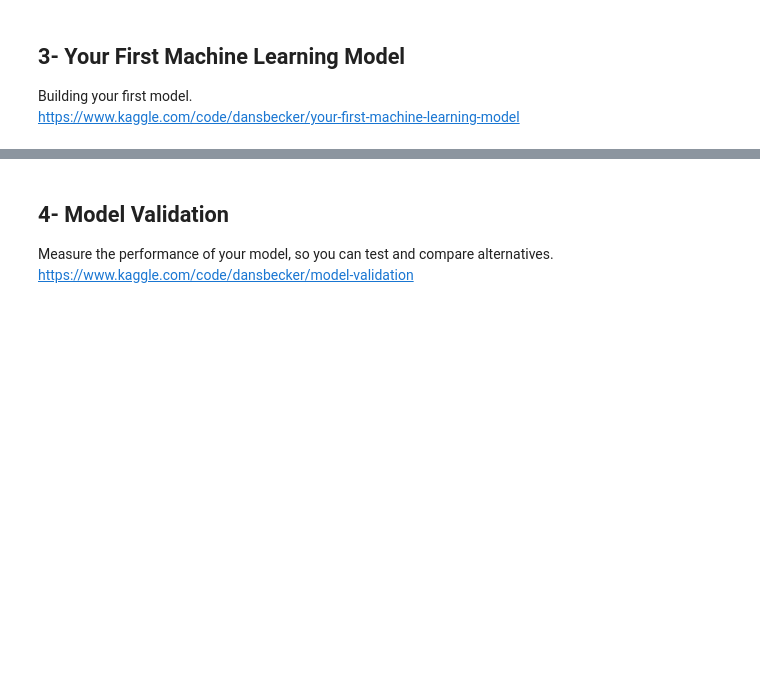
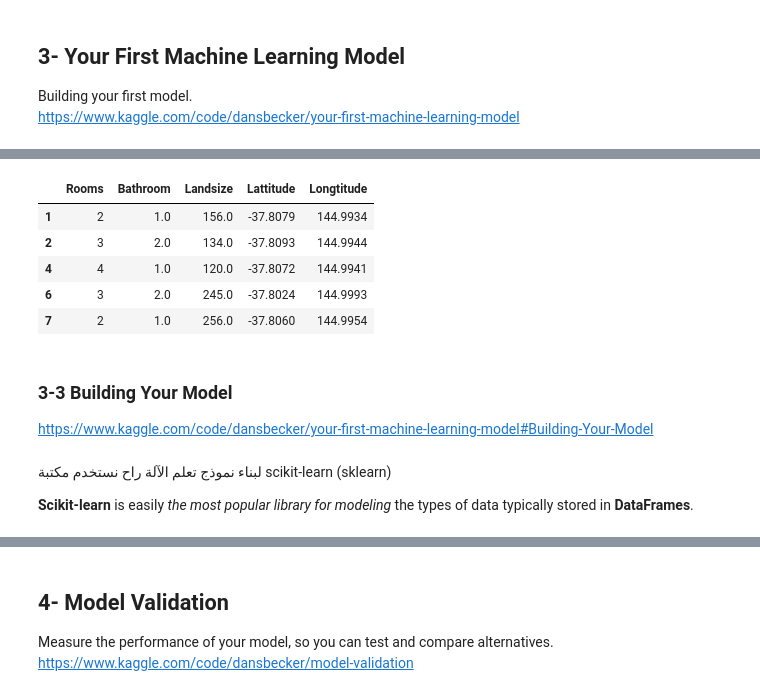
Before and after one commit to JBadawood/Kaggle, a Jupyter notebook: Intro_to_ML-Kaggle.ipynb, the cells around one changed output, grey strips where cells are left out. Cells and saved outputs as stored; diff of their text form; code cells hidden in the pictures; blank space fills up the shorter version.

```diff
--- a/Intro_to_ML-Kaggle.ipynb
+++ b/Intro_to_ML-Kaggle.ipynb
@@ -319,0 +492,18 @@ https://www.kaggle.com/code/dansbecker/your-first-machine-learning-model
+# %%
+# راح نشوف بعض أول خمس صفوف من الـ feaures
+X.head()
+# %% [output]
+|  | Rooms | Bathroom | Landsize | Lattitude | Longtitude |
+| 1 | 2 | 1.0 | 156.0 | -37.8079 | 144.9934 |
+| 2 | 3 | 2.0 | 134.0 | -37.8093 | 144.9944 |
+| 4 | 4 | 1.0 | 120.0 | -37.8072 | 144.9941 |
+| 6 | 3 | 2.0 | 245.0 | -37.8024 | 144.9993 |
+| 7 | 2 | 1.0 | 256.0 | -37.8060 | 144.9954 |
+# %% [markdown]
+<a name='sec3-3'></a>
+### 3-3 Building Your Model
+https://www.kaggle.com/code/dansbecker/your-first-machine-learning-model#Building-Your-Model
+# %% [markdown]
+لبناء نموذج تعلم الآلة راح نستخدم مكتبة scikit-learn (sklearn)
+
+**Scikit-learn** is easily *the most popular library for modeling* the types of data typically stored in **DataFrames**.
```
Also changed, not shown: parts of 37 cells of this notebook.
